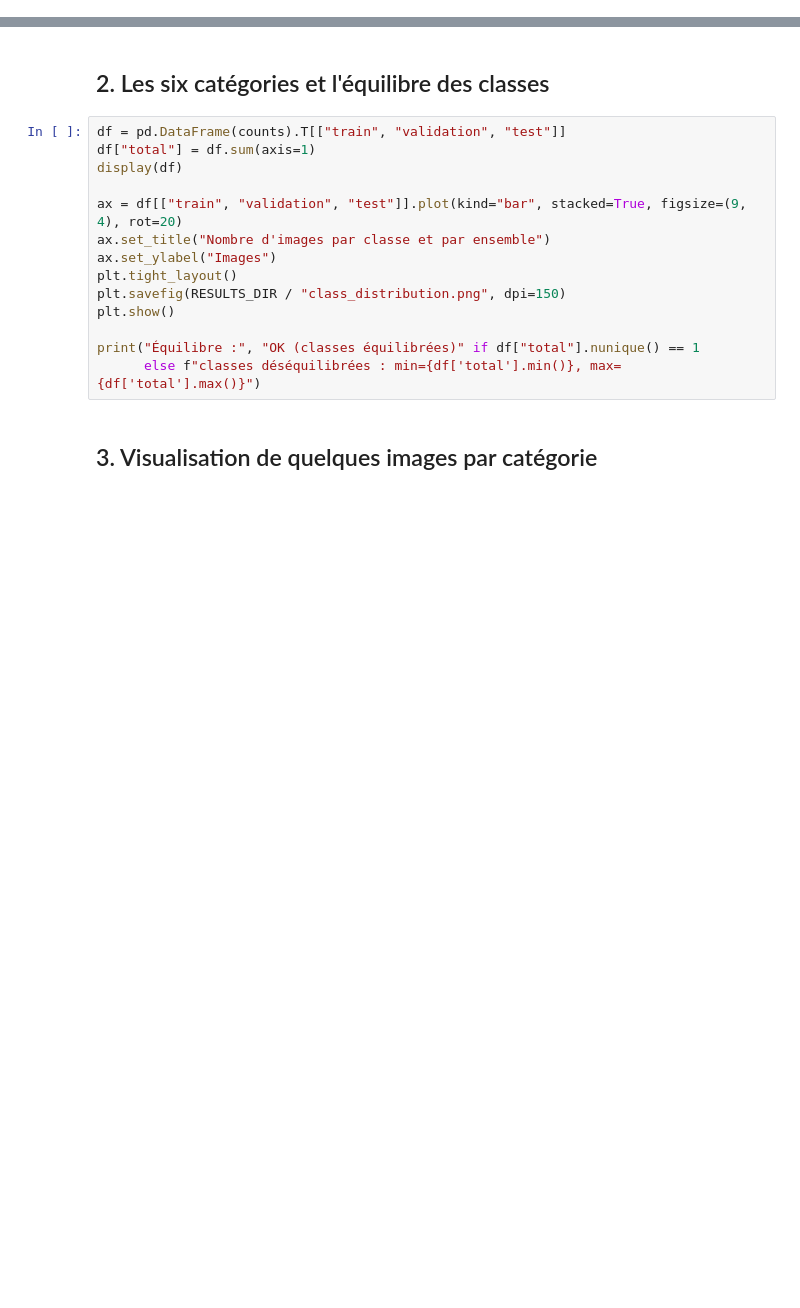
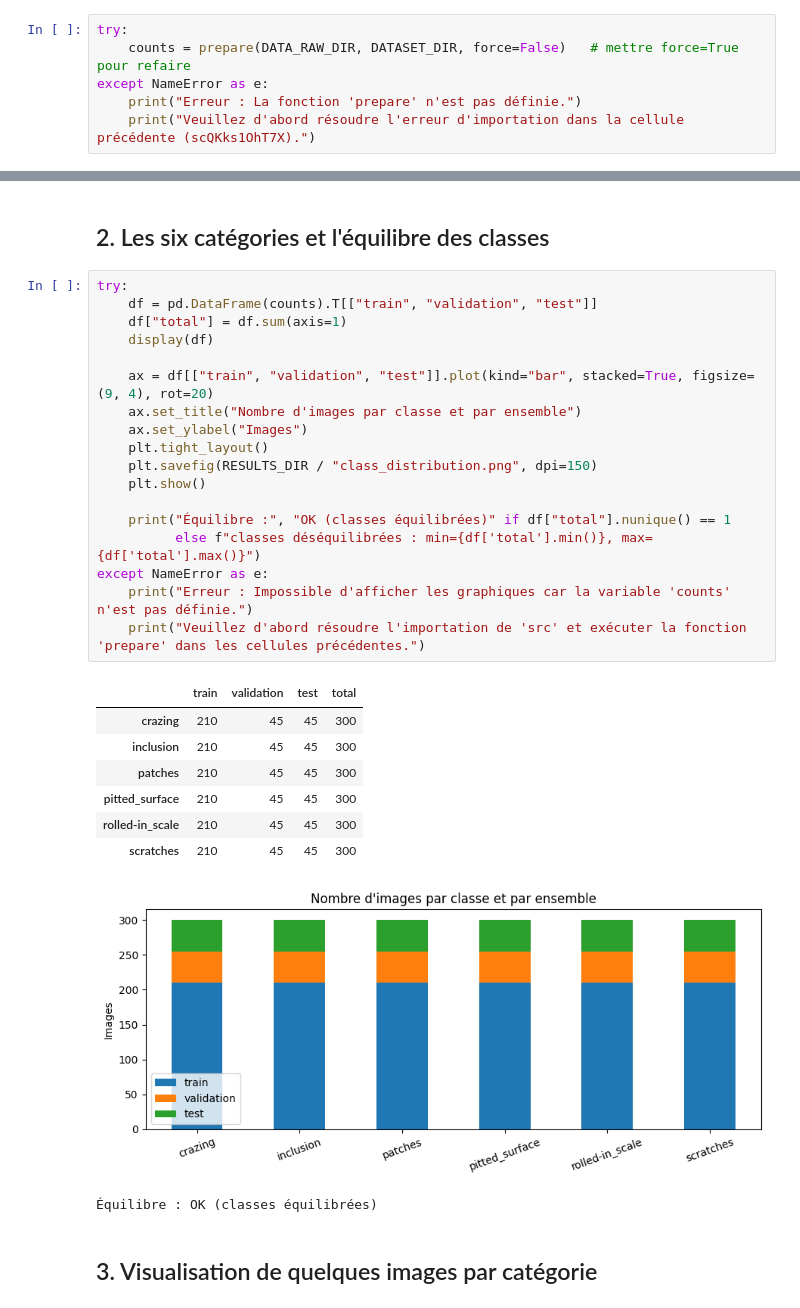
Before and after one commit to Islemelhattab/metal-defect-detection, a Jupyter notebook: notebooks/01_exploration_preprocessing.ipynb, the cells around one changed output, grey strips where cells are left out. Cells and saved outputs as stored; diff of their text form; blank space fills up the shorter version.

Commit message:
feat(data): exploration et prétraitement du dataset NEU

```diff
--- a/notebooks/01_exploration_preprocessing.ipynb
+++ b/notebooks/01_exploration_preprocessing.ipynb
@@ -34,0 +106,6 @@ counts = prepare(DATA_RAW_DIR, DATASET_DIR, force=False)   # mettre force=True p
+# %%
+try:
+    counts = prepare(DATA_RAW_DIR, DATASET_DIR, force=False)   # mettre force=True pour refaire
+except NameError as e:
+    print("Erreur : La fonction 'prepare' n'est pas définie.")
+    print("Veuillez d'abord résoudre l'erreur d'importation dans la cellule précédente (scQKks1OhT7X).")
@@ -35,19 +121,33 @@ counts = prepare(DATA_RAW_DIR, DATASET_DIR, force=False)   # mettre force=True p
 # %% [markdown]
 ## 2. Les six catégories et l'équilibre des classes
 # %%
-df = pd.DataFrame(counts).T[["train", "validation", "test"]]
-df["total"] = df.sum(axis=1)
-display(df)
+try:
+    df = pd.DataFrame(counts).T[["train", "validation", "test"]]
+    df["total"] = df.sum(axis=1)
+    display(df)
 
-ax = df[["train", "validation", "test"]].plot(kind="bar", stacked=True, figsize=(9, 4), rot=20)
-ax.set_title("Nombre d'images par classe et par ensemble")
-ax.set_ylabel("Images")
-plt.tight_layout()
-plt.savefig(RESULTS_DIR / "class_distribution.png", dpi=150)
-plt.show()
+    ax = df[["train", "validation", "test"]].plot(kind="bar", stacked=True, figsize=(9, 4), rot=20)
+    ax.set_title("Nombre d'images par classe et par ensemble")
+    ax.set_ylabel("Images")
+    plt.tight_layout()
+    plt.savefig(RESULTS_DIR / "class_distribution.png", dpi=150)
+    plt.show()
 
-print("Équilibre :", "OK (classes équilibrées)" if df["total"].nunique() == 1
-      else f"classes déséquilibrées : min={df['total'].min()}, max={df['total'].max()}")
+    print("Équilibre :", "OK (classes équilibrées)" if df["total"].nunique() == 1
+          else f"classes déséquilibrées : min={df['total'].min()}, max={df['total'].max()}")
+except NameError as e:
+    print("Erreur : Impossible d'afficher les graphiques car la variable 'counts' n'est pas définie.")
+    print("Veuillez d'abord résoudre l'importation de 'src' et exécuter la fonction 'prepare' dans les cellules précédentes.")
+# %% [output]
+|  | train | validation | test | total |
+| crazing | 210 | 45 | 45 | 300 |
+| inclusion | 210 | 45 | 45 | 300 |
+| patches | 210 | 45 | 45 | 300 |
+| pitted_surface | 210 | 45 | 45 | 300 |
+| rolled-in_scale | 210 | 45 | 45 | 300 |
+| scratches | 210 | 45 | 45 | 300 |
+[figure, added]
+Équilibre : OK (classes équilibrées)
 # %% [markdown]
 ## 3. Visualisation de quelques images par catégorie
 # %%
```
Also changed, not shown: parts of 11 cells of this notebook, 2 other files.
